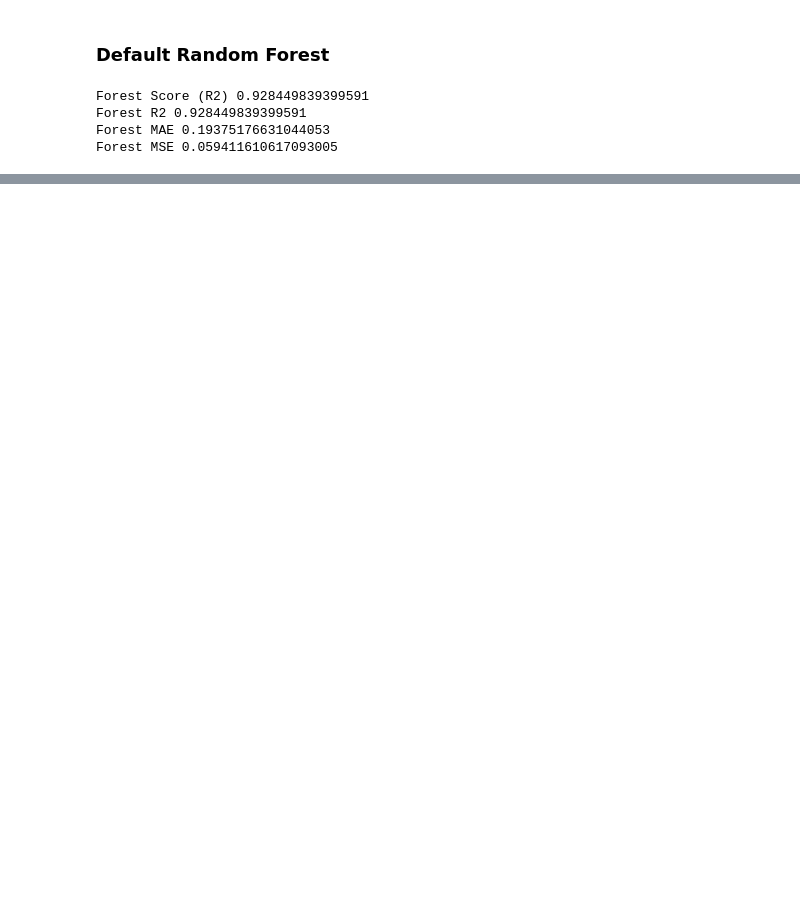
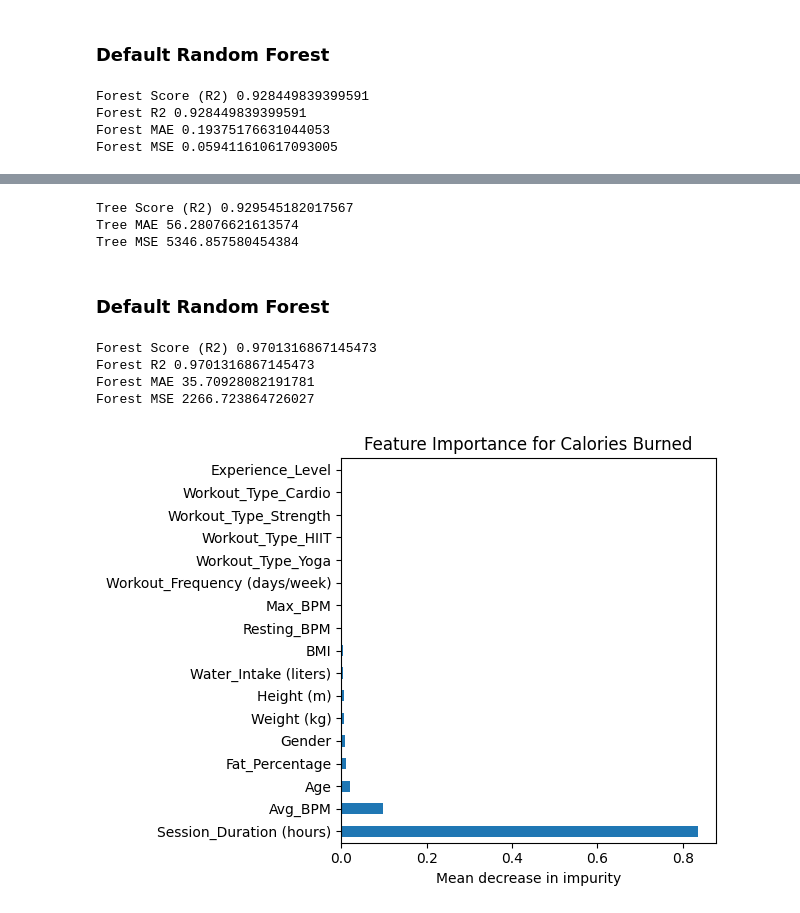
Before and after one commit to ahrami/random-forest, a Jupyter notebook: specifically-forest.ipynb, the cells around one changed output, grey strips where cells are left out. Drawn from its saved outputs; the diff is of its cells as text; code cells hidden in the pictures; blank space fills up the shorter version.

Commit message:
feat: add dataset2 regression

```diff
--- a/specifically-forest.ipynb
+++ b/specifically-forest.ipynb
@@ -66,6 +66,14 @@ X_regr_1 = regr_1.drop(["GPA"], axis=1)
 y_regr_1 = regr_1["GPA"]
 
 Xr1_train, Xr1_test, yr1_train, yr1_test = train_test_split(X_regr_1, y_regr_1, test_size=0.3)
+# %%
+# Regression dataset from dataset2
+# Target is Calories_Burned
+regr_2 = dataset2.drop(columns=[])
+X_regr_2 = regr_2.drop(["Calories_Burned"], axis=1)
+y_regr_2 = regr_2["Calories_Burned"]
+
+Xr2_train, Xr2_test, yr2_train, yr2_test = train_test_split(X_regr_2, y_regr_2, test_size=0.3)
 # %% [markdown]
 # Classification
 # %% [markdown]
@@ -129,11 +137,11 @@ print(classification_report(yc1_test, rfc1_default_pred))
 weighted avg       0.69      0.70      0.69       718
 # %%
 # Importances should be labeled pandas series
-def plot_mdi_importance(importance):
+def plot_mdi_importance(importance, title="Feature importances using MDI"):
     importance = importance.sort_values(ascending=False)
     fig, ax = plt.subplots()
     importance.plot.barh(ax=ax)
-    ax.set_title("Feature importances using MDI")
+    ax.set_title(title)
     ax.set_xlabel("Mean decrease in impurity")
     fig.tight_layout()
 # %%
@@ -301,0 +314,37 @@ Forest MSE 0.059411610617093005
+# %%
+dtr2= DecisionTreeRegressor(
+    min_samples_split=20,
+    min_samples_leaf=7,
+)
+dtr2.fit(Xr2_train, yr2_train);
+# %%
+dtr2_pred = dtr2.predict(Xr2_test)
+print("Tree Score (R2)", dtr2.score(Xr2_test, yr2_test))
+print("Tree MAE", mean_absolute_error(yr2_test, dtr2_pred))
+print("Tree MSE", mean_squared_error(yr2_test, dtr2_pred))
+# %% [output]
+Tree Score (R2) 0.929545182017567
+Tree MAE 56.28076621613574
+Tree MSE 5346.857580454384
+# %% [markdown]
+### Default Random Forest
+# %%
+rfr2_default = RandomForestRegressor()
+rfr2_default.fit(Xr2_train, yr2_train);
+# %%
+rfr2_default_pred = rfr2_default.predict(Xr2_test)
+print("Forest Score (R2)", rfr2_default.score(Xr2_test, yr2_test))
+print("Forest R2", r2_score(yr2_test, rfr2_default_pred))
+print("Forest MAE", mean_absolute_error(yr2_test, rfr2_default_pred))
+print("Forest MSE", mean_squared_error(yr2_test, rfr2_default_pred))
+# %% [output]
+Forest Score (R2) 0.9701316867145473
+Forest R2 0.9701316867145473
+Forest MAE 35.70928082191781
+Forest MSE 2266.723864726027
+# %%
+# Feature importance using mean decrease in impurity
+rfr2_default_importances = pd.Series(rfr2_default.feature_importances_, index=Xr2_test.columns)
+plot_mdi_importance(rfr2_default_importances, title="Feature Importance for Calories Burned")
+# %% [output]
+[figure, added]
```
Also changed, not shown: parts of 7 cells of this notebook.
